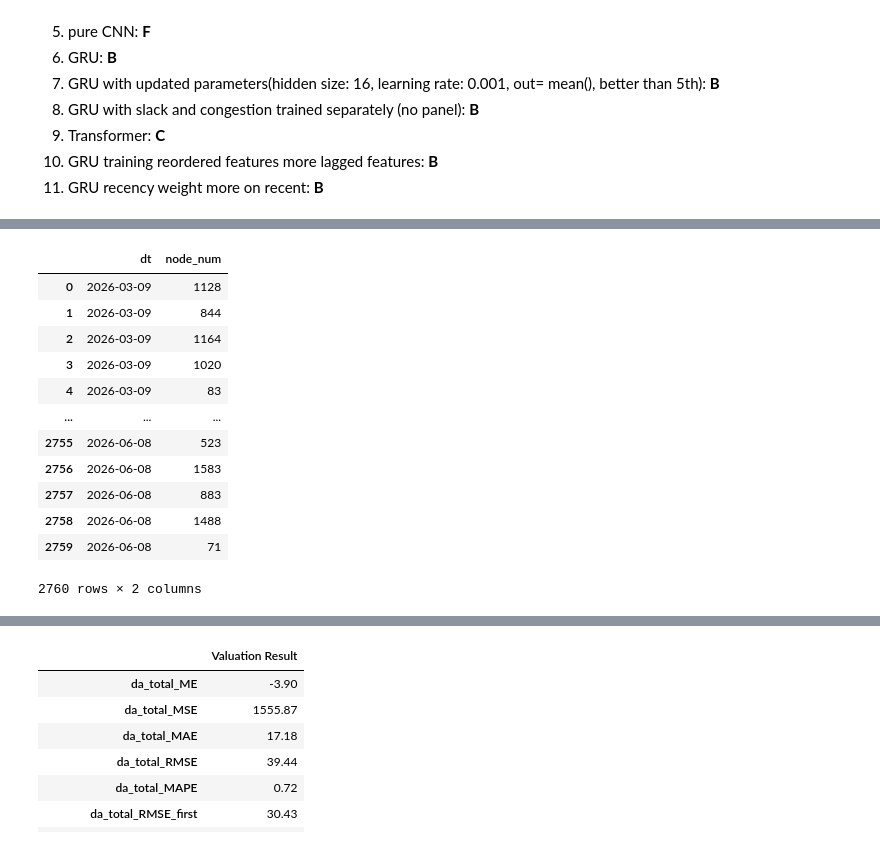
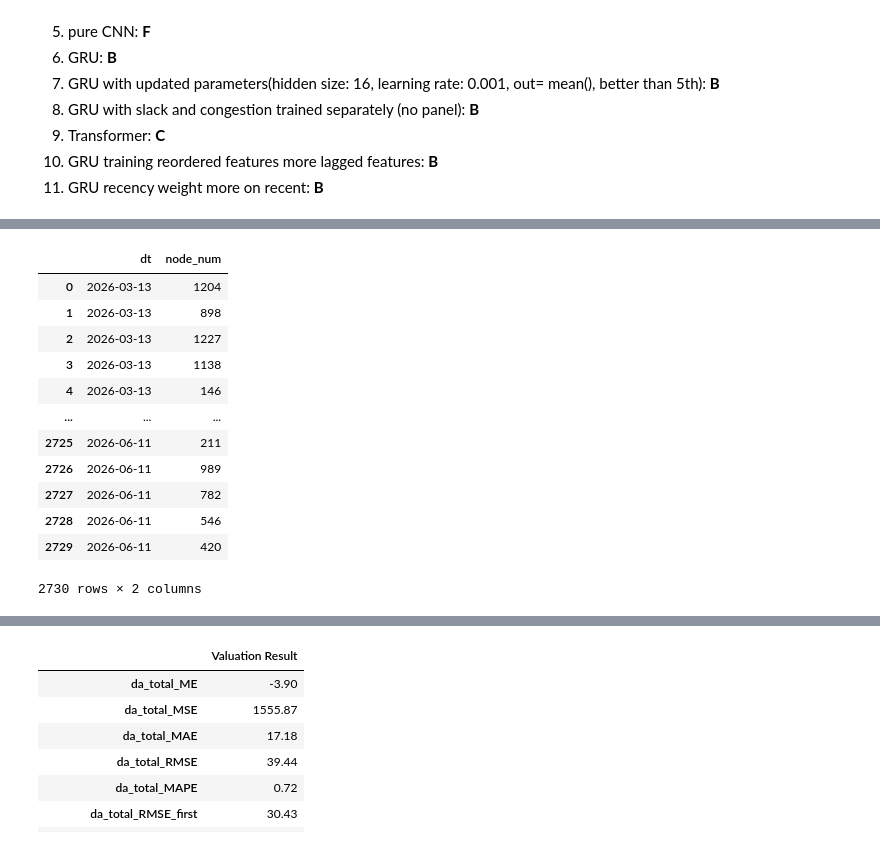
Before and after one commit to qingcheng-rgb/Qingcheng, a Jupyter notebook: QCTest/Ultra/Backtester.ipynb, the cells around one changed output, grey strips where cells are left out. Drawn from its saved outputs; the diff is of its cells as text; code cells hidden in the pictures.

```diff
--- a/QCTest/Ultra/Backtester.ipynb
+++ b/QCTest/Ultra/Backtester.ipynb
@@ -89,17 +89,17 @@ Here the job starts!
 # %%
-select_unique_nodes_across_dates('2026-03-09','2026-06-08',30,True)
+select_unique_nodes_across_dates('2026-03-13','2026-06-11',30,True)
 # %% [output]
 |  | dt | node_num |
-| 0 | 2026-03-09 | 1128 |
-| 1 | 2026-03-09 | 844 |
-| 2 | 2026-03-09 | 1164 |
-| 3 | 2026-03-09 | 1020 |
-| 4 | 2026-03-09 | 83 |
+| 0 | 2026-03-13 | 1204 |
+| 1 | 2026-03-13 | 898 |
+| 2 | 2026-03-13 | 1227 |
+| 3 | 2026-03-13 | 1138 |
+| 4 | 2026-03-13 | 146 |
 | ... | ... | ... |
-| 2755 | 2026-06-08 | 523 |
-| 2756 | 2026-06-08 | 1583 |
-| 2757 | 2026-06-08 | 883 |
-| 2758 | 2026-06-08 | 1488 |
-| 2759 | 2026-06-08 | 71 |
+| 2725 | 2026-06-11 | 211 |
+| 2726 | 2026-06-11 | 989 |
+| 2727 | 2026-06-11 | 782 |
+| 2728 | 2026-06-11 | 546 |
+| 2729 | 2026-06-11 | 420 |
-2760 rows × 2 columns
+2730 rows × 2 columns
 # %%
```
Also changed, not shown: parts of 2 cells of this notebook, 5 other files.
